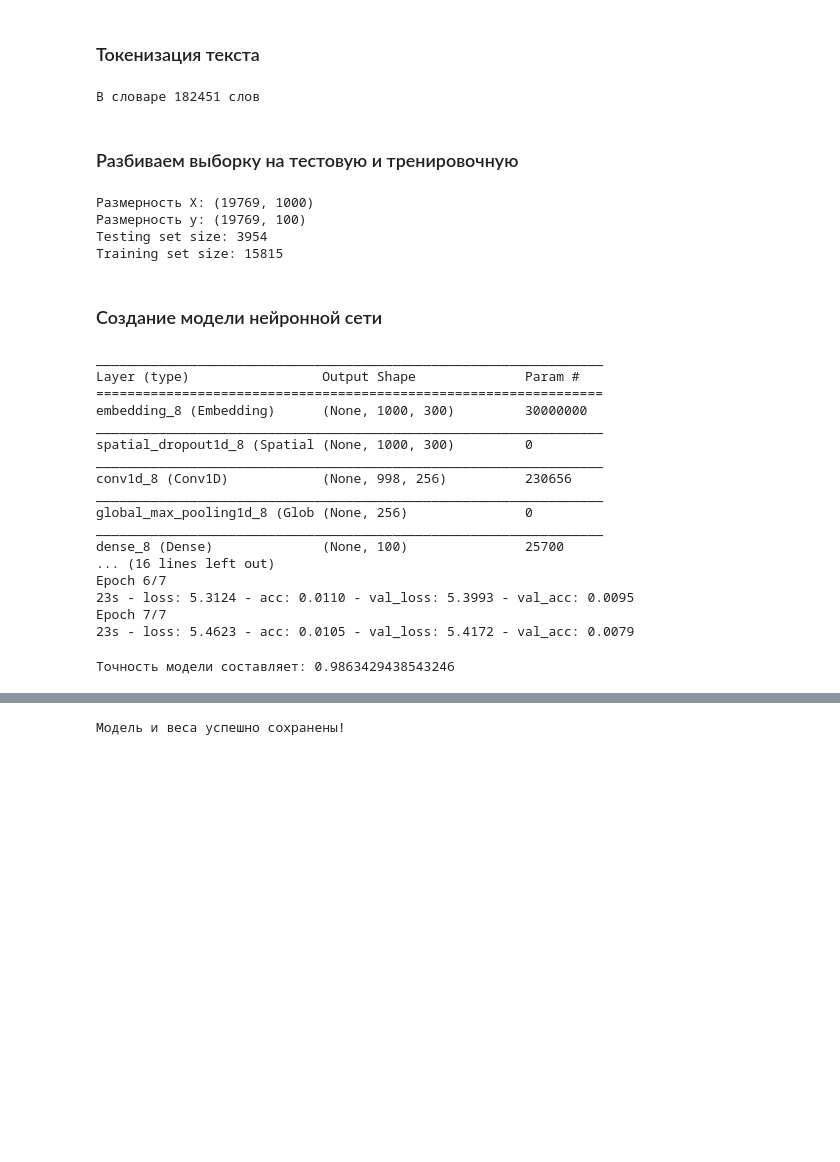
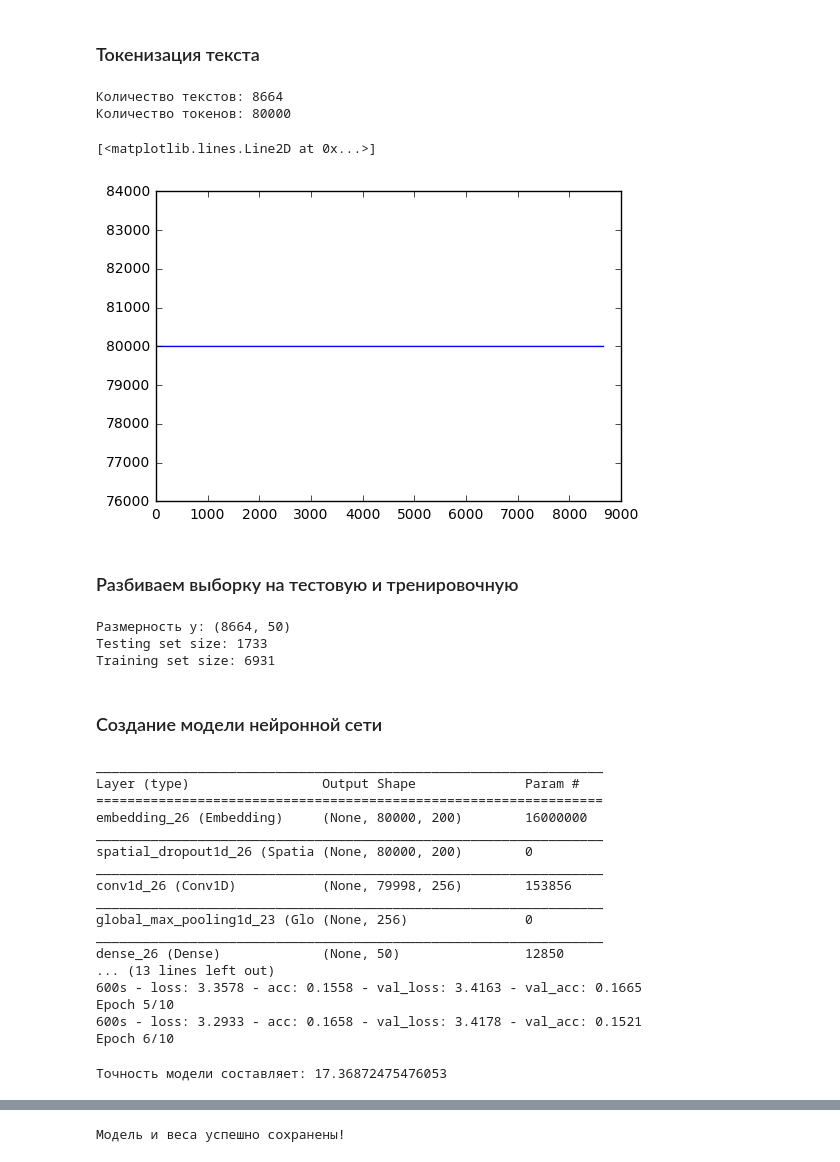
Before and after one commit to XATTABrus/DeterminationOfAuthors, a Jupyter notebook: DetectedAuthorVK.ipynb, the cells around one changed output, grey strips where cells are left out. Cells and saved outputs as stored; diff of their text form; code cells hidden in the pictures; blank space fills up the shorter version.

Commit message:
Add new models

```diff
--- a/DetectedAuthorVK.ipynb
+++ b/DetectedAuthorVK.ipynb
@@ -153,11 +171,20 @@ def get_texts_to_gramm_sequences(texts, count_gramm = 3):
     #num.mean()
     return result
 # %%
-#X = get_texts_to_matrix(data['Text'])
+X = get_texts_to_matrix(data['Text'], 80000)
 #X = get_texts_to_gramm_sequences(data['Text'])
-X = get_texts_to_sequences(data['Text'])
+#X = get_texts_to_sequences(data['Text'])
 # %% [output]
-В словаре 182451 слов
+Количество текстов: 8664
+Количество токенов: 80000
+# %%
+#plt.plot(X)
+means = [len(x) for x in X]
+plt.plot(means)
+#X.plot(kind='bar', figsize=(15, 5), title="Number of worlds in texts");
+# %% [output]
+[<matplotlib.lines.Line2D at 0x...>]
+[figure, added]
 # %% [markdown]
 ### Разбиваем выборку на тестовую и тренировочную
 # %%
@@ -171,17 +199,16 @@ def get_X_y_for_traning(X, y, num_words):
     return X, y
 # %%
 # Максимальное количество слов в самом длинном тексте
-num_words = 1000
+#num_words = 5000
 X_full, y_full = get_X_y_for_traning(X, data.Author, num_words)
-X_train, X_test, y_train, y_test = train_test_split(X_full, y_full, test_size=0.2, random_state=0)
+X_train, X_test, y_train, y_test = train_test_split(X_full, y_full, test_size=0.2, random_state=42)
 
 print('Testing set size:', len(X_test))
 print('Training set size:', len(X_train))
 # %% [output]
-Размерность X: (19769, 1000)
-Размерность y: (19769, 100)
-Testing set size: 3954
-Training set size: 15815
+Размерность y: (8664, 50)
+Testing set size: 1733
+Training set size: 6931
 # %% [markdown]
 ### Создание модели нейронной сети
 # %%
@@ -223,9 +282,16 @@ def get_conv_lstm_model(input_length):
 # %%
-model = get_conv_model(input_length = num_words)
+#model = get_lstm_model() # 34.10 10-epoch
+#model = get_bidirectional_lstm() # 50.86 20-epoch
+model = get_conv_model() # 53.1 6-epoch
+#model = get_conv_conv_model() # 54.04 7-epoch
+#model = get_conv_lstm_model() # 53.17 10-epoch
+#model = get_lstm_conv_model() # 52.60 10-epoch
+
+
 model.summary()
 
-BATCH_SIZE = 64
-EPOCHS = 7
+BATCH_SIZE = 2
+EPOCHS = 10
 VERBOSE = 2
 
 history = model.fit(X_train, y_train,
@@ -238,24 +304,24 @@ history = model.fit(X_train, y_train,
 _________________________________________________________________
 Layer (type)                 Output Shape              Param #
 =================================================================
-embedding_8 (Embedding)      (None, 1000, 300)         30000000
+embedding_26 (Embedding)     (None, 80000, 200)        16000000
 _________________________________________________________________
-spatial_dropout1d_8 (Spatial (None, 1000, 300)         0
+spatial_dropout1d_26 (Spatia (None, 80000, 200)        0
 _________________________________________________________________
-conv1d_8 (Conv1D)            (None, 998, 256)          230656
+conv1d_26 (Conv1D)           (None, 79998, 256)        153856
 _________________________________________________________________
-global_max_pooling1d_8 (Glob (None, 256)               0
+global_max_pooling1d_23 (Glo (None, 256)               0
 _________________________________________________________________
-dense_8 (Dense)              (None, 100)               25700
-... (16 lines left out)
-Epoch 6/7
-23s - loss: 5.3124 - acc: 0.0110 - val_loss: 5.3993 - val_acc: 0.0095
-Epoch 7/7
-23s - loss: 5.4623 - acc: 0.0105 - val_loss: 5.4172 - val_acc: 0.0079
+dense_26 (Dense)             (None, 50)                12850
+... (13 lines left out)
+600s - loss: 3.3578 - acc: 0.1558 - val_loss: 3.4163 - val_acc: 0.1665
+Epoch 5/10
+600s - loss: 3.2933 - acc: 0.1658 - val_loss: 3.4178 - val_acc: 0.1521
+Epoch 6/10
 # %%
-print('Точность модели составляет: {}'.format(model.evaluate(X_test, y_test, batch_size=32, verbose=2)[1] * 100))
+print('Точность модели составляет: {}'.format(model.evaluate(X_test, y_test, batch_size=4, verbose=2)[1] * 100))
 # %% [output]
-Точность модели составляет: 0.9863429438543246
+Точность модели составляет: 17.36872475476053
 # %%
 from matplotlib import pyplot as plt
 print(history.history.keys())
```
Also changed, not shown: parts of 16 cells of this notebook.
